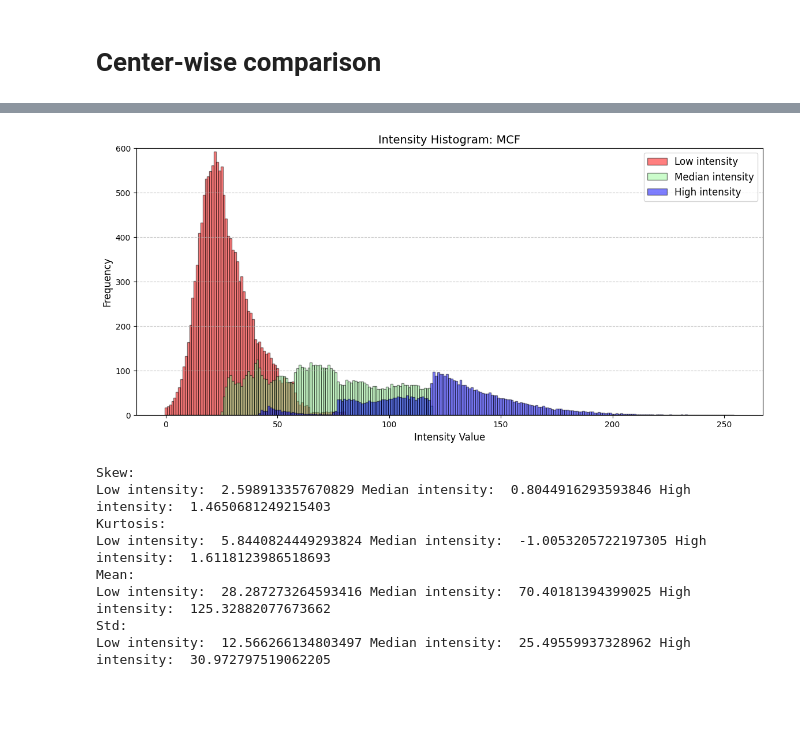
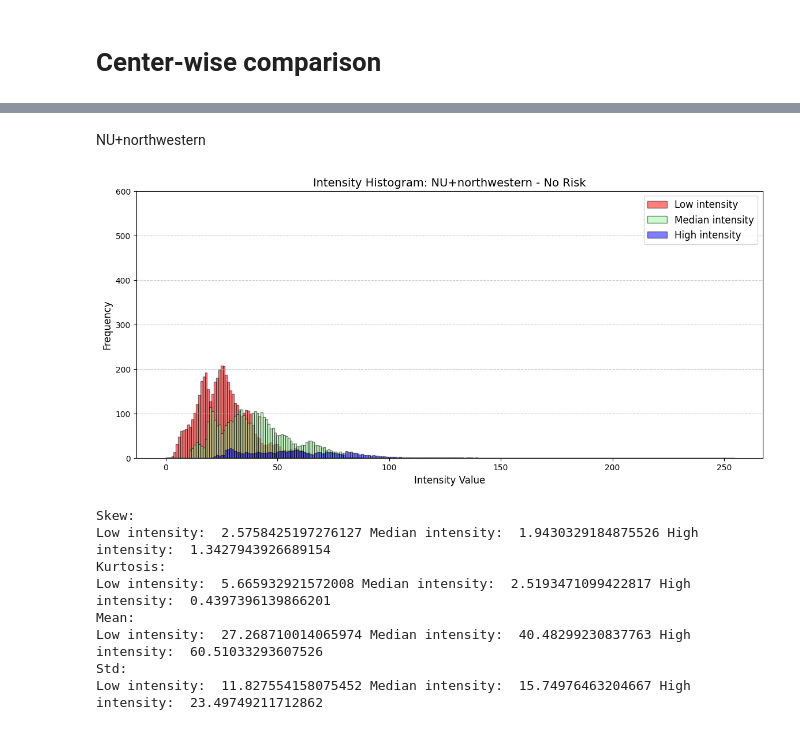
Before and after one commit to Zilian4/Pancreas-intensity-clustering, a Jupyter notebook: voxel intensity analysis.ipynb, the cells around one changed output, grey strips where cells are left out. Drawn from its saved outputs; the diff is of its cells as text; code cells hidden in the pictures; blank space fills up the shorter version.

```diff
--- a/voxel intensity analysis.ipynb
+++ b/voxel intensity analysis.ipynb
@@ -360,18 +233,24 @@ Low intensity:  11.067872933086754 Median intensity:  14.115207932082173 High in
-# %%
-avg_1,avg_2,avg_3= get_avg_cluster_hist(lowercase_dict,sub_list=list(center_dfs['mcf']['name']))
-plot_clusters(avg_1,avg_2,avg_3,title='MCF',hight=600)
-print("Skew:\nLow intensity: ",skew(avg_1),"Median intensity: ",skew(avg_2),"High intensity: ",skew(avg_3))
-print("Kurtosis:\nLow intensity: ",kurtosis(avg_1),"Median intensity: ",kurtosis(avg_2),"High intensity: ",kurtosis(avg_3))
-total_1,total_2,total_3= get_total_cluster(lowercase_dict,sub_list=list(center_dfs['mcf']['name']))
-print("Mean:\nLow intensity: ",np.mean(total_1[total_1 != 0]),"Median intensity: ",np.mean(total_2[total_2 != 0]),"High intensity: ",np.mean(total_3[total_3 != 0]))
-print("Std:\nLow intensity: ",np.std(total_1[total_1 != 0]),"Median intensity: ",np.std(total_2[total_2 != 0]),"High intensity: ",np.std(total_3[total_3 != 0]))
-# %% [output]
-[figure, removed]
-Skew:
-Low intensity:  2.598913357670829 Median intensity:  0.8044916293593846 High intensity:  1.4650681249215403
-Kurtosis:
-Low intensity:  5.8440824449293824 Median intensity:  -1.0053205722197305 High intensity:  1.6118123986518693
-Mean:
-Low intensity:  28.287273264593416 Median intensity:  70.40181394399025 High intensity:  125.32882077673662
-Std:
-Low intensity:  12.566266134803497 Median intensity:  25.49559937328962 High intensity:  30.972797519062205
+# %% [markdown]
+NU+northwestern
+# %%
+center_low_grade = pd.merge(low_grade, pd.concat([center_dfs['nu'], center_dfs['northwestern']], axis=0, ignore_index=True), on='name')
+center_no_grade = pd.merge(none_grade, pd.concat([center_dfs['nu'], center_dfs['northwestern']], axis=0, ignore_index=True), on='name')
+center_high_grade = pd.merge(high_grade, pd.concat([center_dfs['nu'], center_dfs['northwestern']], axis=0, ignore_index=True), on='name')
+# %%
+avg_1,avg_2,avg_3= get_avg_cluster_hist(lowercase_dict,sub_list=list(center_no_grade['name']))
+total_1,total_2,total_3= get_total_cluster(lowercase_dict,sub_list=list(center_no_grade['name']))
+plot_clusters(avg_1,avg_2,avg_3,title='NU+northwestern - No Risk',hight=600)
+print("Skew:\nLow intensity: ",skew(avg_1),"Median intensity: ",skew(avg_2),"High intensity: ",skew(avg_3))
+print("Kurtosis:\nLow intensity: ",kurtosis(avg_1),"Median intensity: ",kurtosis(avg_2),"High intensity: ",kurtosis(avg_3))
+print("Mean:\nLow intensity: ",np.mean(total_1[total_1 != 0]),"Median intensity: ",np.mean(total_2[total_2 != 0]),"High intensity: ",np.mean(total_3[total_3 != 0]))
+print("Std:\nLow intensity: ",np.std(total_1[total_1 != 0]),"Median intensity: ",np.std(total_2[total_2 != 0]),"High intensity: ",np.std(total_3[total_3 != 0]))
+# %% [output]
+[figure, added]
+Skew:
+Low intensity:  2.5758425197276127 Median intensity:  1.9430329184875526 High intensity:  1.3427943926689154
+Kurtosis:
+Low intensity:  5.665932921572008 Median intensity:  2.5193471099422817 High intensity:  0.4397396139866201
+Mean:
+Low intensity:  27.268710014065974 Median intensity:  40.48299230837763 High intensity:  60.51033293607526
+Std:
+Low intensity:  11.827554158075452 Median intensity:  15.74976463204667 High intensity:  23.49749211712862
```
Also changed, not shown: parts of 45 cells of this notebook.
